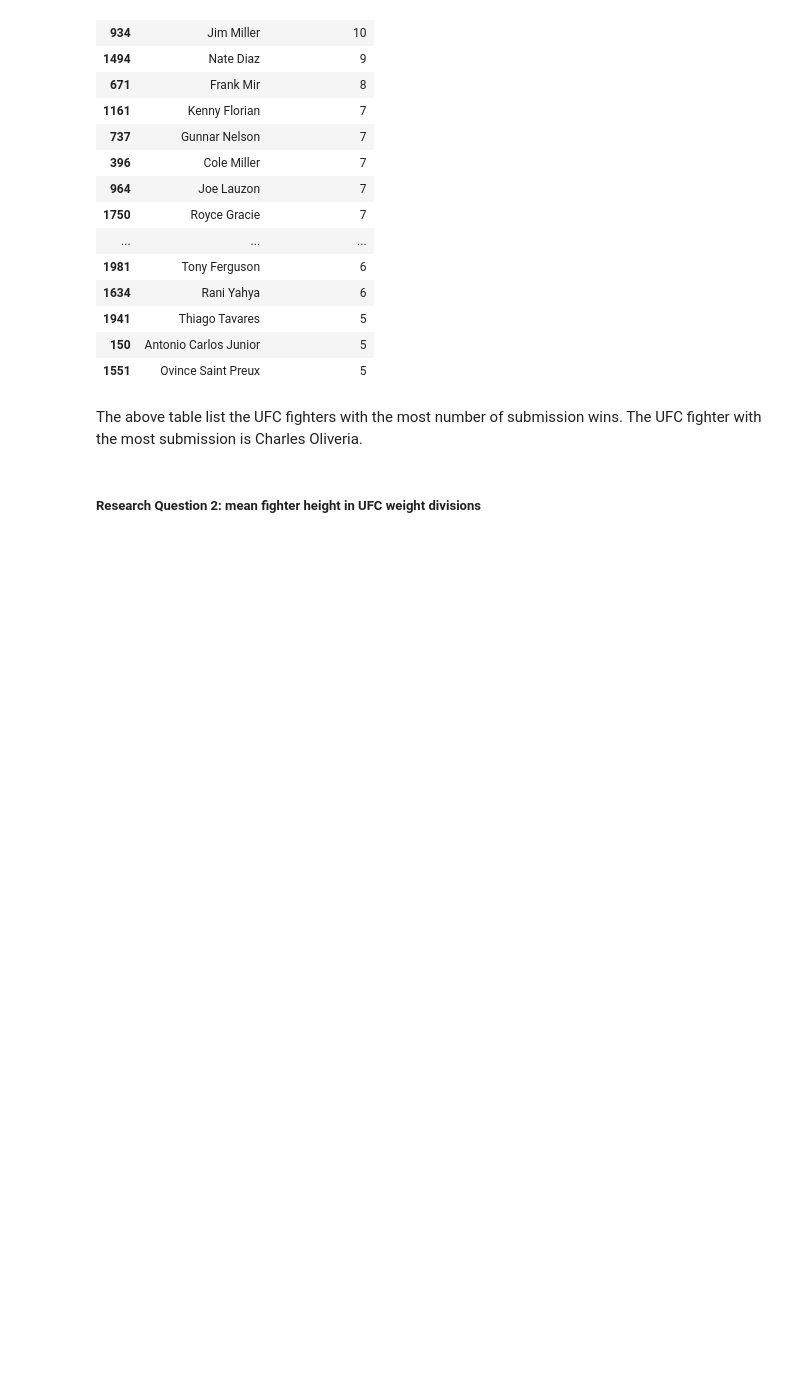
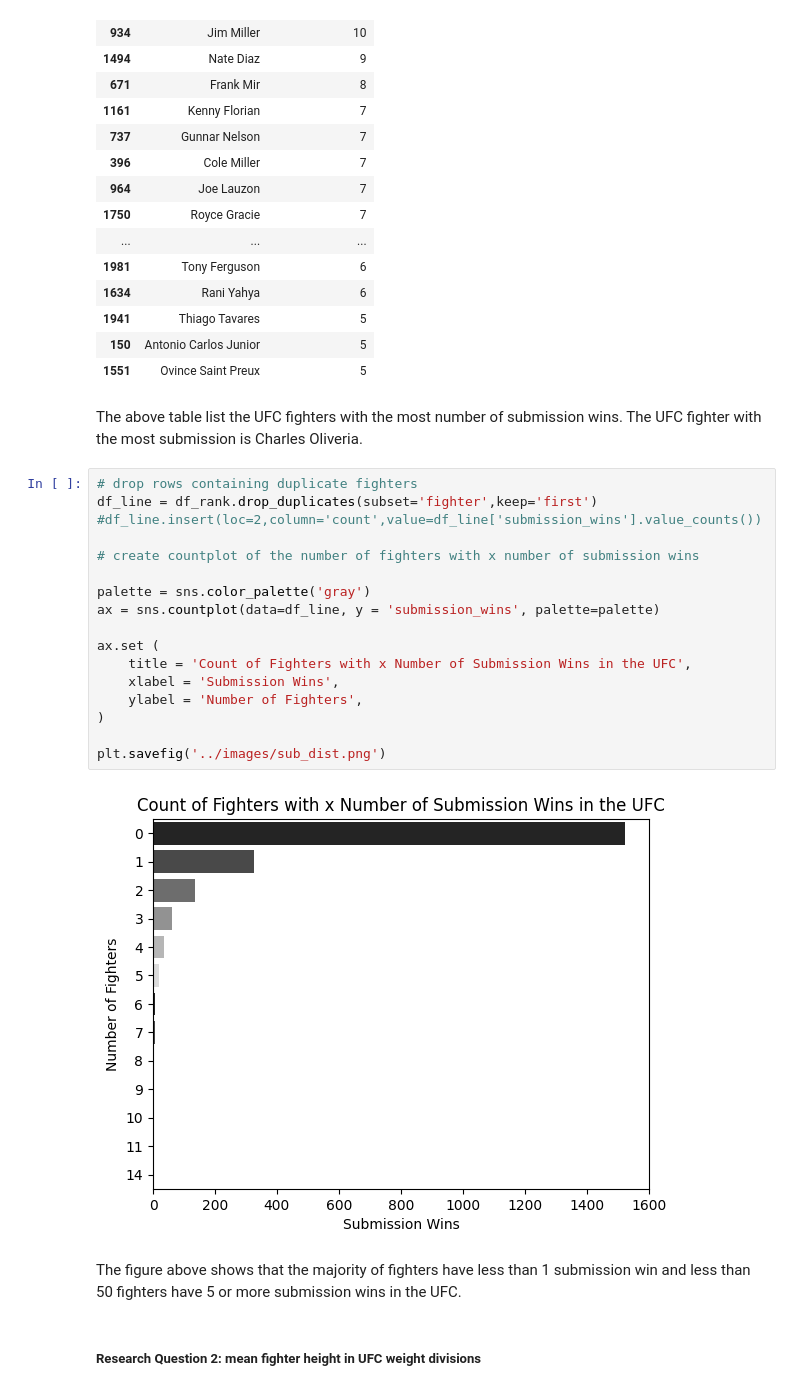
Before and after one commit to ubco-W2022T1-cosc301/project-group20, a Jupyter notebook: notebooks/analysis1.ipynb, the cells around one changed output. Saved outputs shown, nothing was run; the diff lists cells and outputs as text; blank space fills up the shorter version.

```diff
--- a/notebooks/analysis1.ipynb
+++ b/notebooks/analysis1.ipynb
@@ -327,6 +327,27 @@ df_rank.head(20)
 | 1551 | Ovince Saint Preux | 5 |
 # %% [markdown]
 The above table list the UFC fighters with the most number of submission wins. The UFC fighter with the most submission is Charles Oliveria.
+# %%
+# drop rows containing duplicate fighters
+df_line = df_rank.drop_duplicates(subset='fighter',keep='first')
+#df_line.insert(loc=2,column='count',value=df_line['submission_wins'].value_counts())
+
+# create countplot of the number of fighters with x number of submission wins
+
+palette = sns.color_palette('gray')
+ax = sns.countplot(data=df_line, y = 'submission_wins', palette=palette)
+
+ax.set (
+    title = 'Count of Fighters with x Number of Submission Wins in the UFC',
+    xlabel = 'Submission Wins',
+    ylabel = 'Number of Fighters',
+)
+
+plt.savefig('../images/sub_dist.png')
+# %% [output]
+[figure, added]
+# %% [markdown]
+The figure above shows that the majority of fighters have less than 1 submission win and less than 50 fighters have 5 or more submission wins in the UFC.
 # %% [markdown]
 ##### Research Question 2: mean fighter height in UFC weight divisions
 # %%
```
Also changed, not shown: 2 other files.
